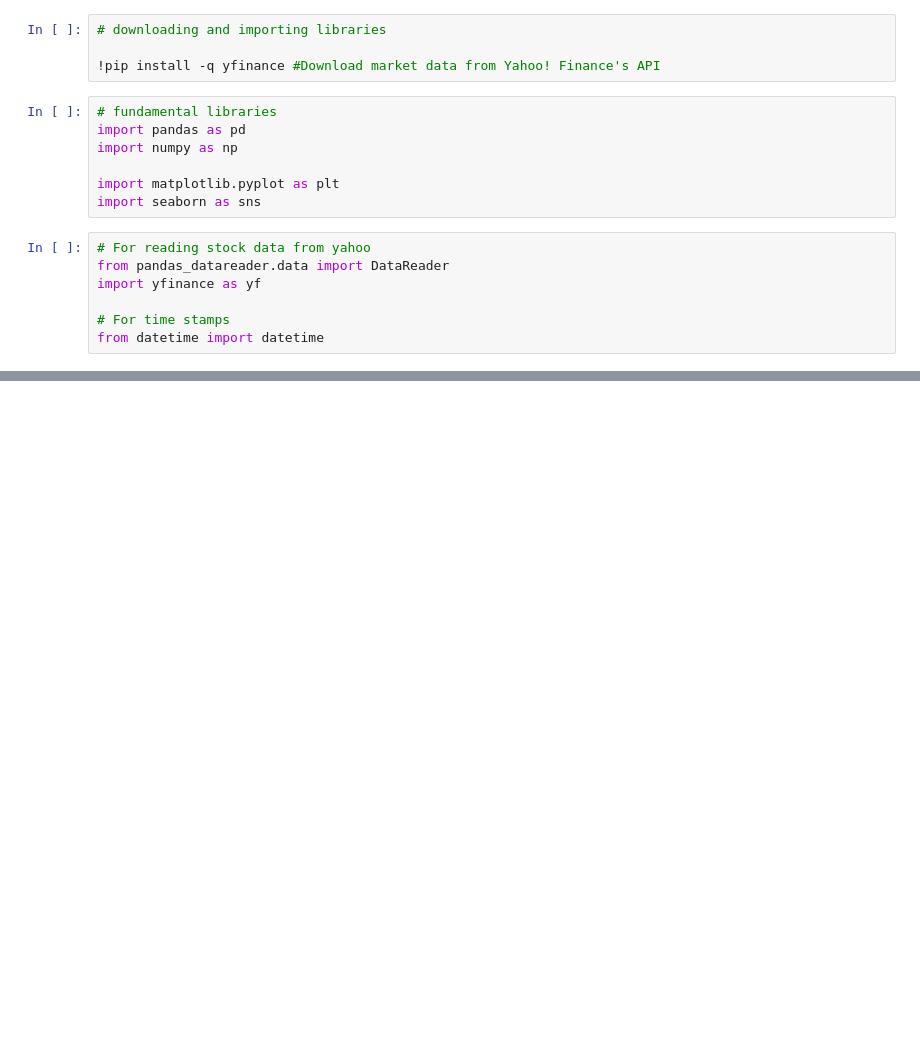
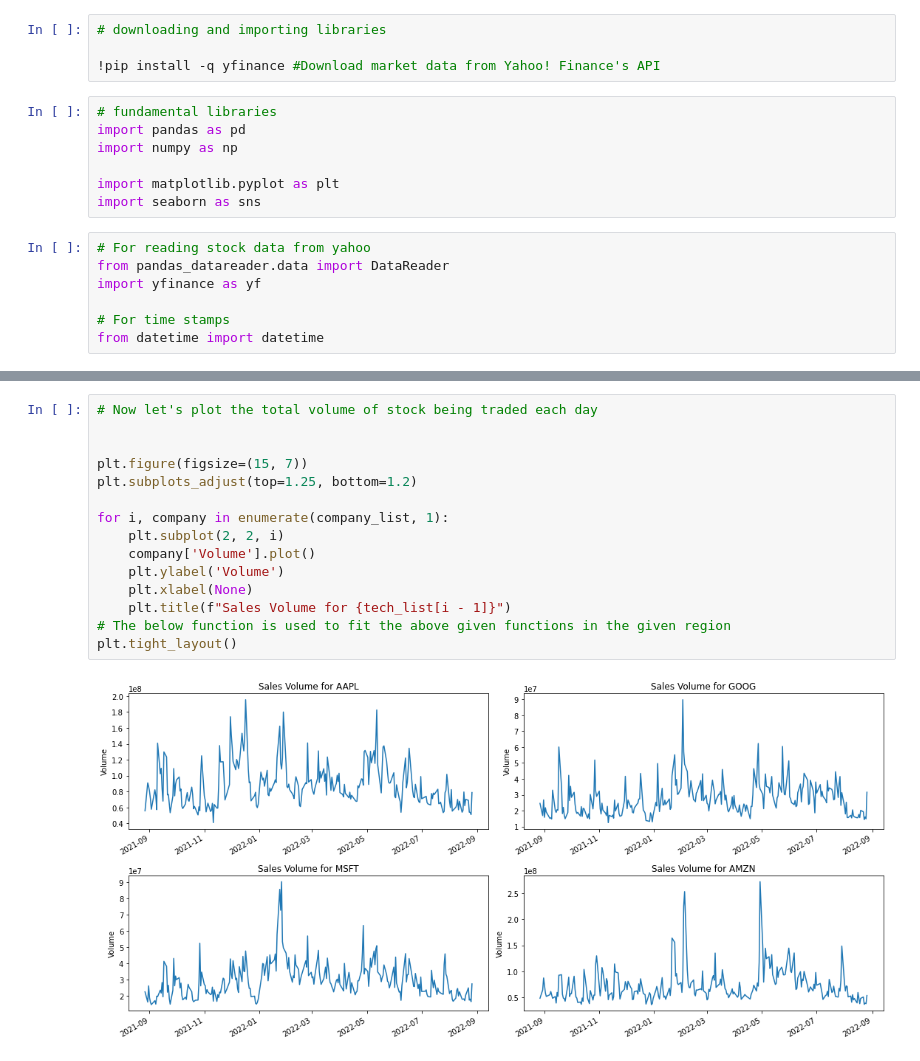
Before and after one commit to BANZOM/Stock_Market_Price_Prediction_by_LSTM, a Jupyter notebook: stocks_market_prediction_usingLSTM.ipynb, the cells around one changed output, grey strips where cells are left out. Drawn from its saved outputs; the diff is of its cells as text; blank space fills up the shorter version.

```diff
--- a/stocks_market_prediction_usingLSTM.ipynb
+++ b/stocks_market_prediction_usingLSTM.ipynb
@@ -20,0 +108,17 @@ from datetime import datetime
+# %%
+# Now let's plot the total volume of stock being traded each day
+
+
+plt.figure(figsize=(15, 7))
+plt.subplots_adjust(top=1.25, bottom=1.2)
+
+for i, company in enumerate(company_list, 1):
+    plt.subplot(2, 2, i)
+    company['Volume'].plot()
+    plt.ylabel('Volume')
+    plt.xlabel(None)
+    plt.title(f"Sales Volume for {tech_list[i - 1]}")
+# The below function is used to fit the above given functions in the given region
+plt.tight_layout()
+# %% [output]
+[figure, added]
```
Also changed, not shown: parts of 7 cells of this notebook.
